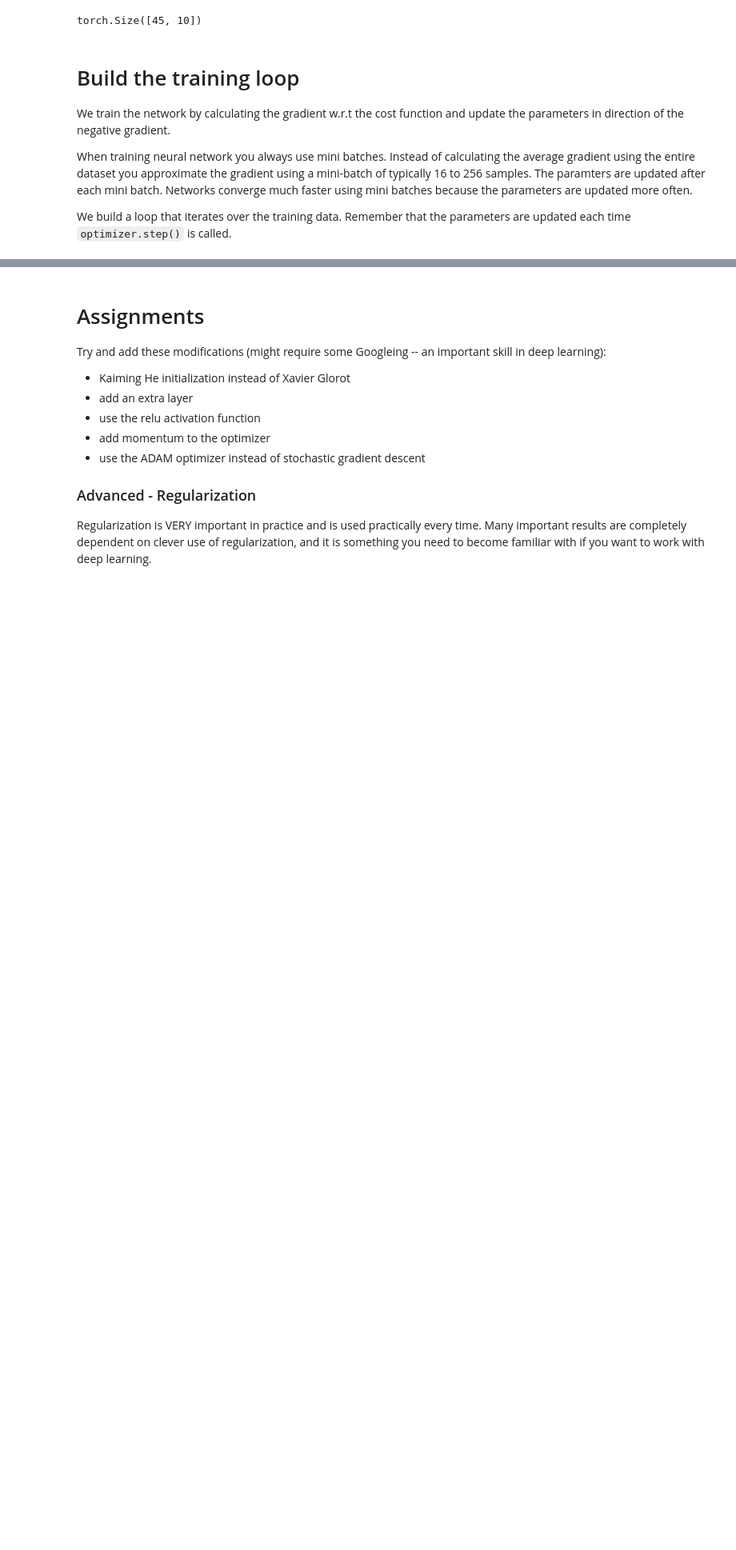
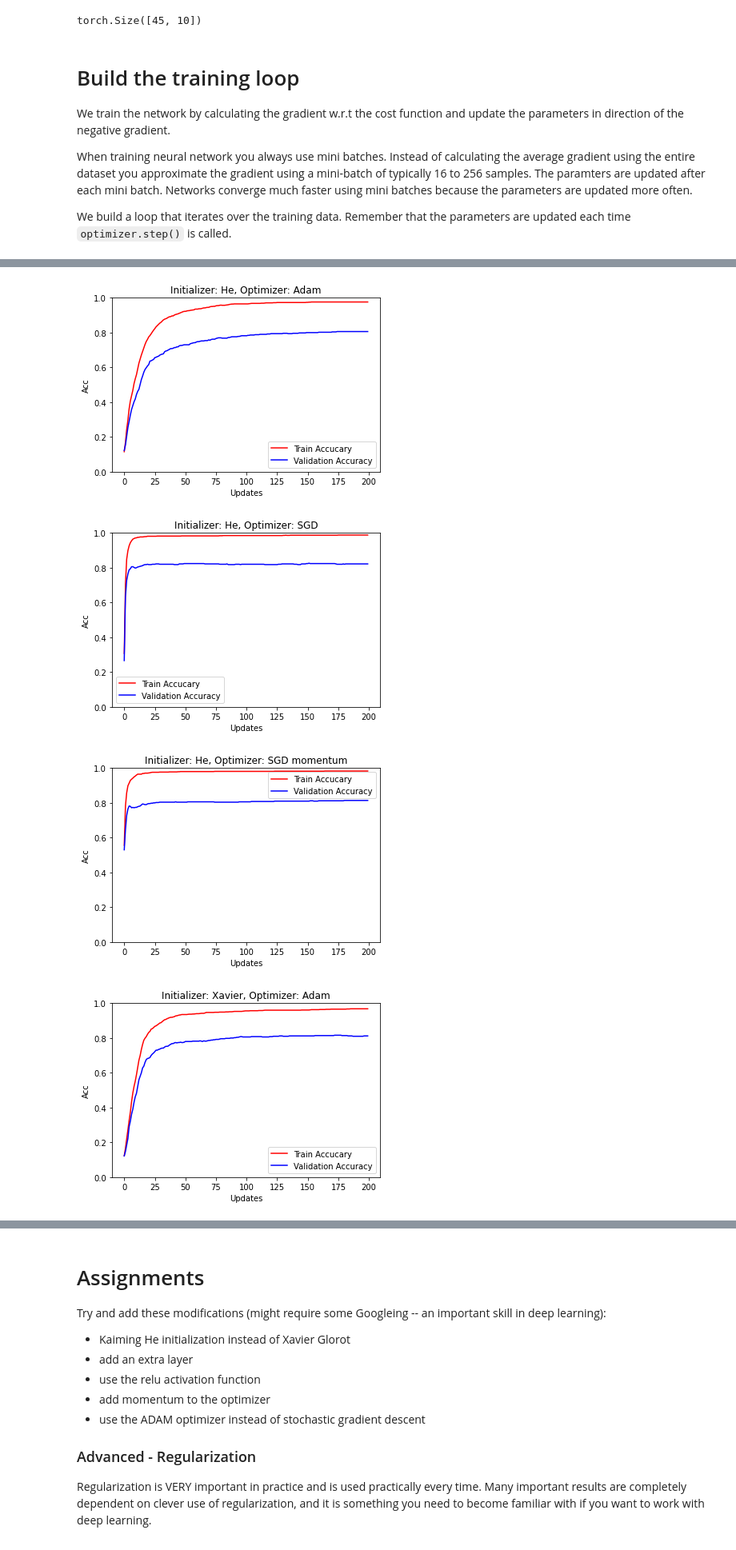
Before and after one commit to LaugeHermansen/02456-deep-learning-with-PyTorch, a Jupyter notebook: 3_Feedforward_PyTorch/3.4-EXE-FFN-MNIST.ipynb, the cells around one changed output, grey strips where cells are left out. Shown: that part at 80% size. Drawn from its saved outputs; the diff is of its cells as text; code cells hidden in the pictures; blank space fills up the shorter version.

```diff
--- a/3_Feedforward_PyTorch/3.4-EXE-FFN-MNIST.ipynb
+++ b/3_Feedforward_PyTorch/3.4-EXE-FFN-MNIST.ipynb
@@ -311,41 +311,43 @@ class MyNet(nn.Module):
         self.W = nn.ParameterList([nn.Parameter(initializer(torch.Tensor(dimensions[l+1], dimensions[l]))) for l in range(self.L)])
         self.b = nn.ParameterList([nn.Parameter(init.constant_(torch.Tensor(dimensions[l+1]), 0)) for l in range(self.L)])
         self.dropout = nn.Dropout(p=dropout) if dropout > 1e-6 else lambda x: x
+        self.batch_norm = nn.ModuleList([nn.BatchNorm1d(dimensions[l]) for l in range(self.L)])
         self.activation = torch.nn.ReLU()
 
         self.train_acc = []
         self.valid_acc = []
 
-        self.batch_norm = batch_norm
         self.lambda1 = lambda1
         self.lambda2 = lambda2
 
     def forward(self, x):
         for l in range(self.L):
-            # x = self.dropout(x)
+            x = self.batch_norm[l](x)
+            x = self.dropout(x)
             x = F.linear(x, self.W[l], self.b[l])
             x = self.activation(x)
 
         x = F.softmax(x, dim=1)
         return x
 
-    def update_train_stats(self, train_acc, valid_acc, plot=True, plot_now=False):
+    def update_train_stats(self, train_acc, valid_acc):
         self.train_acc += train_acc
         self.valid_acc += valid_acc
-        if plot: self.plot_training_stats(plot_now=plot_now)
 
-    def plot_training_stats(self, plot_now=True):
+    def plot_train_stats(self, plot_now=True, title=None):
         epoch = np.arange(len(self.train_acc))
         plt.figure()
         plt.plot(epoch, self.train_acc, 'r', epoch, self.valid_acc, 'b')
         plt.legend(['Train Accucary','Validation Accuracy'])
         plt.xlabel('Updates'), plt.ylabel('Acc')
         plt.ylim(0.,1.)
+        if title != None: plt.title(title)
         if plot_now: plt.show()
 # %%
-def train_model(net, optimizer_fn, num_epochs=200, batch_size=100, x_train=x_train, targets_train=targets_train):
+def train_model(net, optimizer_fn, num_epochs=200, batch_size=100, x_train=x_train, targets_train=targets_train, plot_title=None):
 
-    print("\nTraining model")
+    print("")
+    print("Training model" if plot_title == None else plot_title)
 
     optimizer = optimizer_fn(net)
 
@@ -381,8 +383,6 @@ def train_model(net, optimizer_fn, num_epochs=200, batch_size=100, x_train=x_tra
             target_batch = targets_train[slce]
 
             batch_loss = criterion(output, target_batch)
-            if net.lambda1 != 0: batch_loss = batch_loss + net.lambda1 * torch.norm(net.parameters(), 1)
-            if net.lambda2 != 0: batch_loss = batch_loss + net.lambda2 * torch.norm(net.parameters(), 2)
 
             batch_loss.backward()
             optimizer.step()
@@ -423,4 +423,5 @@ def train_model(net, optimizer_fn, num_epochs=200, batch_size=100, x_train=x_tra
             print("Epoch %2i : Train Loss %f , Train acc %f, Valid acc %f" % (
                     epoch+1+len(net.train_acc), losses[-1], train_acc_cur, valid_acc_cur))
 
-    net.update_train_stats(train_acc, valid_acc, plot=True)
+    net.update_train_stats(train_acc=train_acc, valid_acc=valid_acc)
+    net.plot_train_stats(plot_now=False, title=plot_title)
@@ -437,14 +428,11 @@ mynetXa3 = MyNet(layers, initializer=init.xavier_normal_)
 # %%
-optimizerAdam = lambda lr=1e-5: lambda net: optim.Adam(net.parameters(), lr=lr)
+layers = (num_features, 1024, 512, 256, num_classes)
+num_epochs = 200
+
+optimizerAdam = lambda lr=1e-5, weight_decay=0.: lambda net: optim.Adam(net.parameters(), lr=lr, weight_decay=weight_decay)
 optimizerSGD = lambda lr=1e-2, momentum=0.99: lambda net: optim.SGD(net.parameters(), lr=lr, momentum=momentum)
 
-num_epochs = 200
-
-train_model(mynetHe1, optimizerAdam(), num_epochs = num_epochs)
-train_model(mynetXa1, optimizerAdam(), num_epochs = num_epochs)
-train_model(mynetHe2, optimizerSGD(momentum=0.97), num_epochs = num_epochs)
-train_model(mynetXa2, optimizerSGD(momentum=0.97), num_epochs = num_epochs)
-train_model(mynetHe3, optimizerSGD(lr=1e-1,momentum=0.), num_epochs = num_epochs)
-train_model(mynetXa3, optimizerSGD(lr=1e-1,momentum=0.), num_epochs = num_epochs)
-
-plt.show()
+initializers = (("He", init.kaiming_normal_), ("Xavier", init.xavier_normal_))
+optimizers = (("Adam", lambda: optimizerAdam()),
+               ("SGD", lambda: optimizerSGD(momentum=0.97)),
+               ("SGD momentum", lambda: optimizerSGD(lr=1e-1,momentum=0.)))
@@ -468,0 +439,6 @@ Epoch 110 : Train Loss 0.166084 , Train acc 0.795000, Valid acc 0.736000
+# %%
+for init_str, initalizer in initializers:
+    for optimizer_str, optimizer in optimizers:
+        net = MyNet(layers, initializer=initalizer)
+        train_model(net, optimizer_fn=optimizer(), num_epochs=num_epochs, plot_title=f"Initializer: {init_str}, Optimizer: {optimizer_str}")
+# %% [output]
@@ -468,0 +462,4 @@ Epoch 110 : Train Loss 0.166084 , Train acc 0.795000, Valid acc 0.736000
+[figure, added]
+[figure, added]
+[figure, added]
+[figure, added]
```
Also changed, not shown: parts of 9 cells of this notebook.
